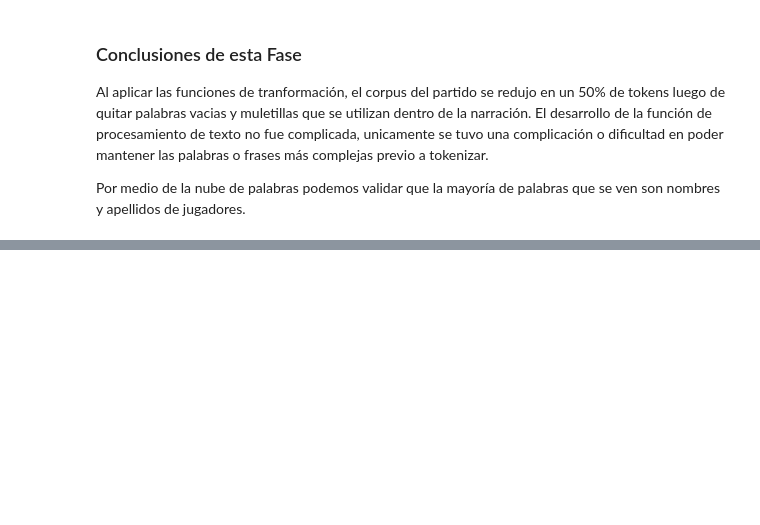
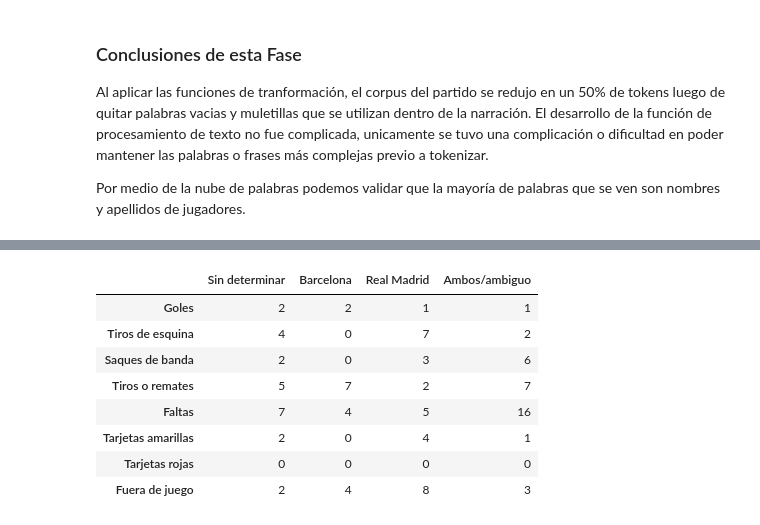
Before and after one commit to RodolfoIO/proyecto_final_text_mining, a Jupyter notebook: proyecto_final_text_mining.ipynb, the cells around one changed output, grey strips where cells are left out. Saved outputs shown, nothing was run; the diff lists cells and outputs as text; code cells hidden in the pictures; blank space fills up the shorter version.

```diff
--- a/proyecto_final_text_mining.ipynb
+++ b/proyecto_final_text_mining.ipynb
@@ -525,0 +731,48 @@ Por medio de la nube de palabras podemos validar que la mayoría de palabras que
+# %%
+JUGADORES_LOCAL = {
+  'real madrid', 'mbappe', 'mbappé', 'vinicius', 'vinícius', 'bellingham', 'valverde',
+  'rudiger', 'rüdiger', 'camavinga', 'tchouameni', 'tchouaméni', 'militao', 'militão',
+  'mendy', 'mendí', 'vazquez', 'vázquez', 'lunin', 'luning', 'endrick', 'ceballos',
+  'modric', 'modrić', 'brahim', 'fran garcia', 'garcía', 'ancelotti',
+}
+
+JUGADORES_VISITANTE = {
+  'barcelona', 'barça', 'barca', 'blaugrana', 'lewandowski', 'yamal', 'raphinha', 'rafiña',
+  'pedri', 'gavi', 'kounde', 'koundé', 'kundé', 'cubarsi', 'cubarsí', 'kubarsí', 'balde',
+  'valde', 'peña', 'pena', 'casado', 'casadó', 'marcasadó', 'fermin', 'fermín', 'de jong',
+  'olmo', 'iñigo martinez', 'iñigo martínez', 'flick',
+}
+
+
+def inferir_equipo(texto):
+  texto_l = str(texto).lower()
+  en_local = any(nombre in texto_l for nombre in JUGADORES_LOCAL)
+  en_visitante = any(nombre in texto_l for nombre in JUGADORES_VISITANTE)
+  if en_local and not en_visitante:
+    return 'Real Madrid'
+  if en_visitante and not en_local:
+    return 'Barcelona'
+  if en_local and en_visitante:
+    return 'Ambos/ambiguo'
+  return 'Sin determinar'
+
+
+resumen_por_equipo = {}
+for evento, tabla_evento in lineas_detectadas_ajustadas.items():
+  if tabla_evento.empty:
+    resumen_por_equipo[evento] = {}
+    continue
+  equipos = tabla_evento['texto_original'].apply(inferir_equipo)
+  resumen_por_equipo[evento] = equipos.value_counts().to_dict()
+
+pd.DataFrame(resumen_por_equipo).fillna(0).astype(int).T
+# %% [output]
+|  | Sin determinar | Barcelona | Real Madrid | Ambos/ambiguo |
+| Goles | 2 | 2 | 1 | 1 |
+| Tiros de esquina | 4 | 0 | 7 | 2 |
+| Saques de banda | 2 | 0 | 3 | 6 |
+| Tiros o remates | 5 | 7 | 2 | 7 |
+| Faltas | 7 | 4 | 5 | 16 |
+| Tarjetas amarillas | 2 | 0 | 4 | 1 |
+| Tarjetas rojas | 0 | 0 | 0 | 0 |
+| Fuera de juego | 2 | 4 | 8 | 3 |
```
Also changed, not shown: parts of 23 cells of this notebook, 1 other file.
